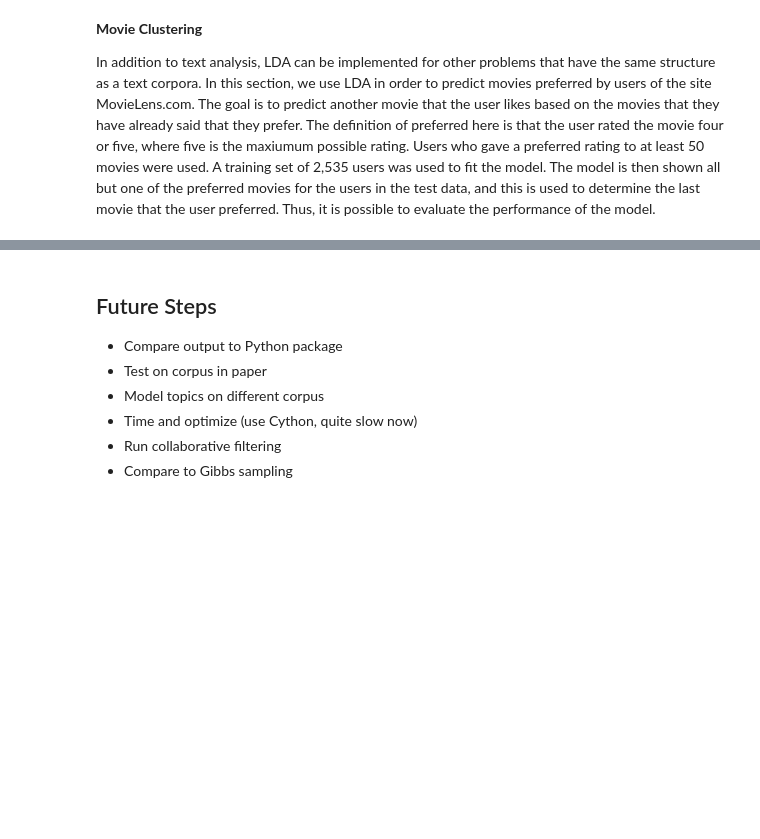
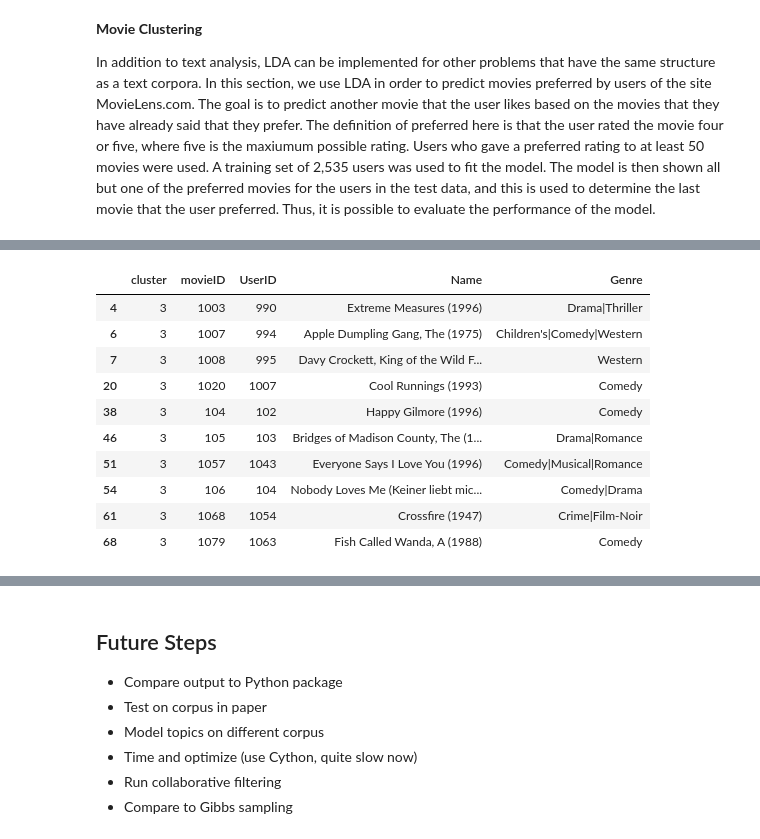
Before and after one commit to aky4wn/663FinalProject, a Jupyter notebook: LDA-Code-Yanchenko-Robertson_Cython.ipynb, the cells around one changed output, grey strips where cells are left out. Cells and saved outputs as stored; diff of their text form; code cells hidden in the pictures; blank space fills up the shorter version.

```diff
--- a/LDA-Code-Yanchenko-Robertson_Cython.ipynb
+++ b/LDA-Code-Yanchenko-Robertson_Cython.ipynb
@@ -1329,0 +1553,14 @@ list(movieData[movieData['movieID'].isin(testList)]["Name"])
+# %%
+movieData[movieData['cluster'] == 3].head(10)
+# %% [output]
+|  | cluster | movieID | UserID | Name | Genre |
+| 4 | 3 | 1003 | 990 | Extreme Measures (1996) | Drama|Thriller |
+| 6 | 3 | 1007 | 994 | Apple Dumpling Gang, The (1975) | Children's|Comedy|Western |
+| 7 | 3 | 1008 | 995 | Davy Crockett, King of the Wild F... | Western |
+| 20 | 3 | 1020 | 1007 | Cool Runnings (1993) | Comedy |
+| 38 | 3 | 104 | 102 | Happy Gilmore (1996) | Comedy |
+| 46 | 3 | 105 | 103 | Bridges of Madison County, The (1... | Drama|Romance |
+| 51 | 3 | 1057 | 1043 | Everyone Says I Love You (1996) | Comedy|Musical|Romance |
+| 54 | 3 | 106 | 104 | Nobody Loves Me (Keiner liebt mic... | Comedy|Drama |
+| 61 | 3 | 1068 | 1054 | Crossfire (1947) | Crime|Film-Noir |
+| 68 | 3 | 1079 | 1063 | Fish Called Wanda, A (1988) | Comedy |
```
Also changed, not shown: parts of 18 cells of this notebook.
